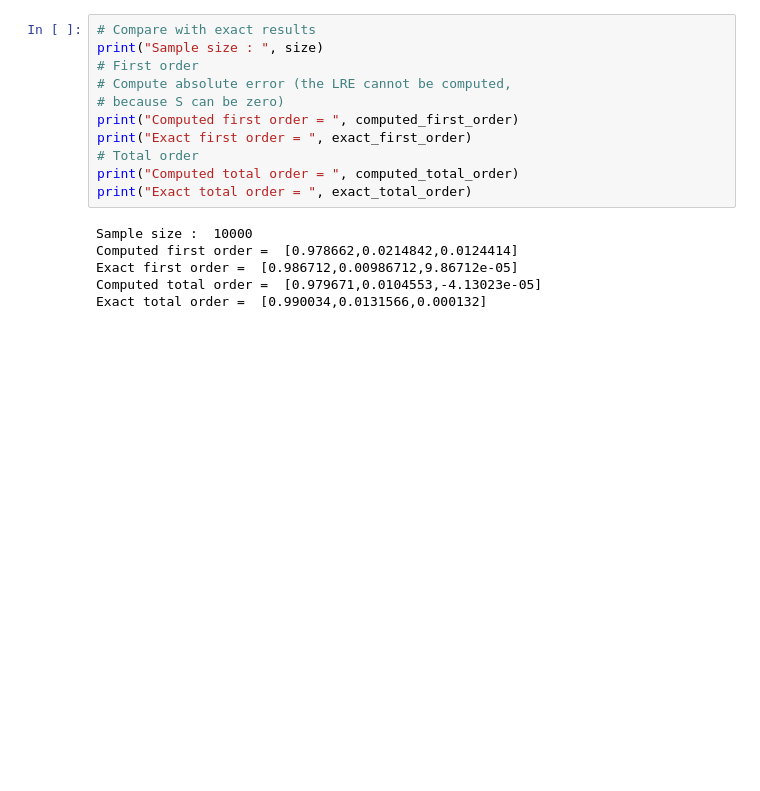
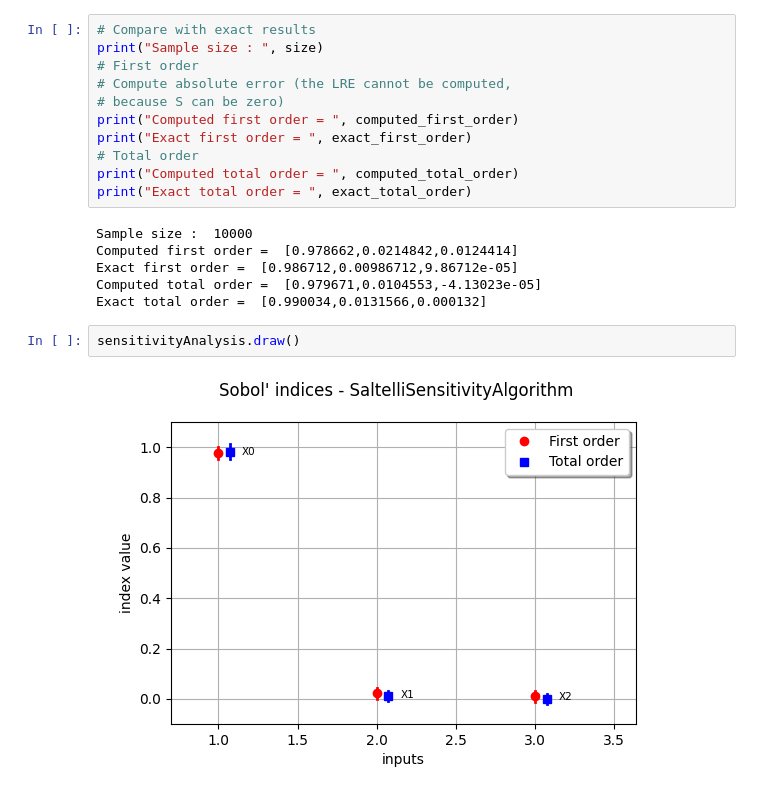
Before and after one commit to openturns/otbenchmark, a Jupyter notebook: examples/sensitivity_problems/GSobolSensitivity.ipynb, the cells around one changed output. Drawn from its saved outputs; the diff is of its cells as text; blank space fills up the shorter version.

```diff
--- a/examples/sensitivity_problems/GSobolSensitivity.ipynb
+++ b/examples/sensitivity_problems/GSobolSensitivity.ipynb
@@ -55,3 +96,7 @@ Computed first order =  [0.978662,0.0214842,0.0124414]
 Exact first order =  [0.986712,0.00986712,9.86712e-05]
 Computed total order =  [0.979671,0.0104553,-4.13023e-05]
 Exact total order =  [0.990034,0.0131566,0.000132]
+# %%
+sensitivityAnalysis.draw()
+# %% [output]
+[figure, added]
```
Also changed, not shown: parts of 8 cells of this notebook, 9 other files.
